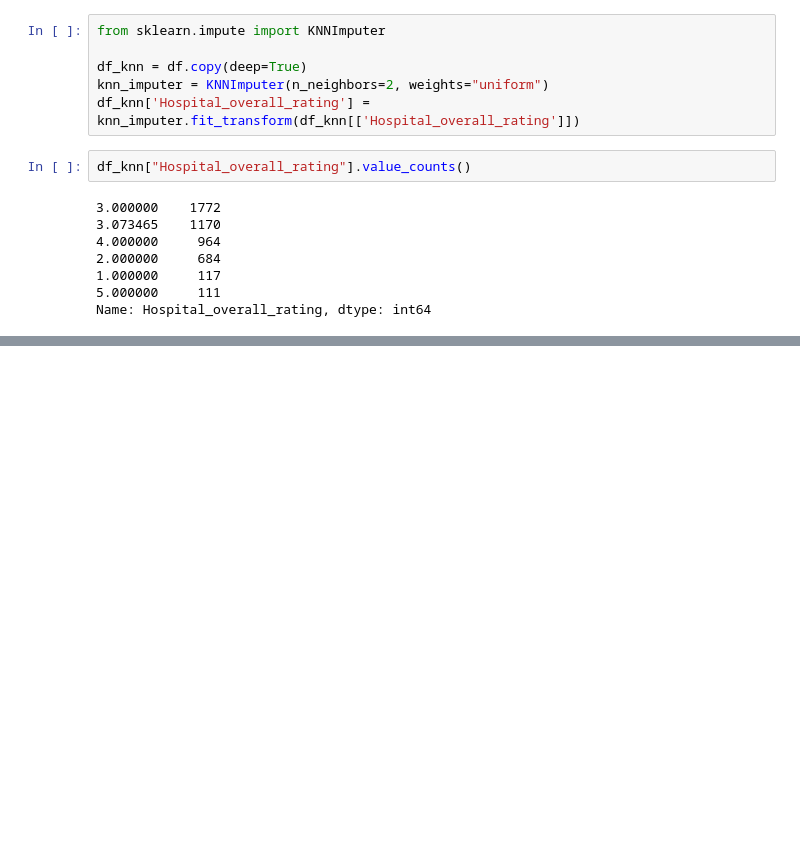
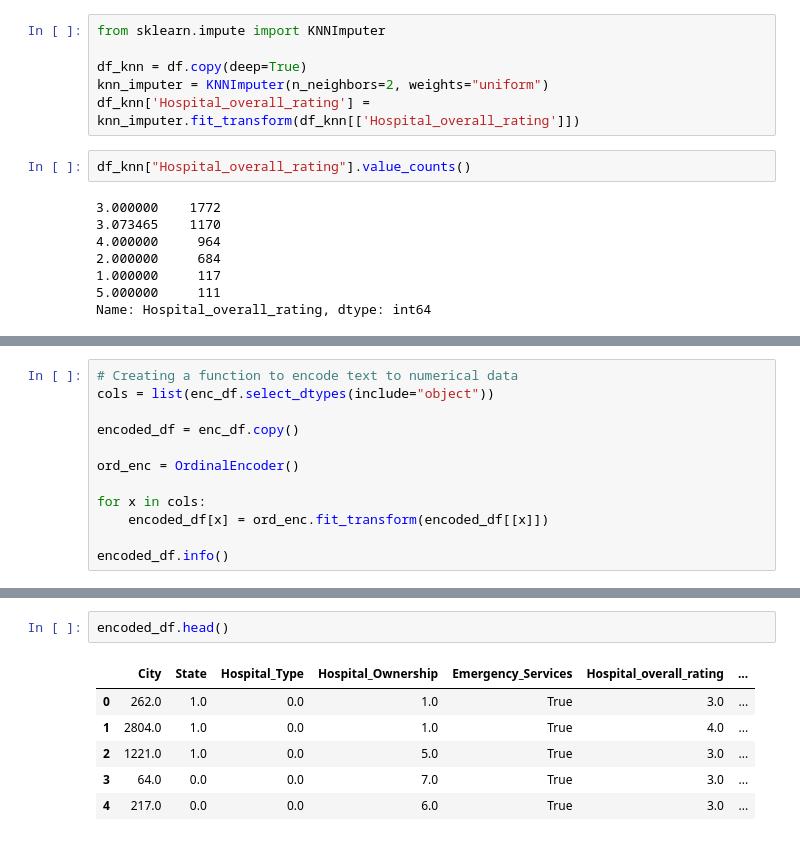
Before and after one commit to JammalAdeyemi/DataScience_Project, a Jupyter notebook: MSc AI Courseworks/Big Data Visualization/Coursework_1/Sample_analysis.ipynb, the cells around one changed output, grey strips where cells are left out. Drawn from its saved outputs; the diff is of its cells as text; blank space fills up the shorter version.

```diff
--- a/MSc AI Courseworks/Big Data Visualization/Coursework_1/Sample_analysis.ipynb
+++ b/MSc AI Courseworks/Big Data Visualization/Coursework_1/Sample_analysis.ipynb
@@ -296,0 +317,12 @@ Name: Hospital_overall_rating, dtype: int64
+# %%
+# Creating a function to encode text to numerical data
+cols = list(enc_df.select_dtypes(include="object"))
+
+encoded_df = enc_df.copy()
+
+ord_enc = OrdinalEncoder()
+
+for x in cols:
+    encoded_df[x] = ord_enc.fit_transform(encoded_df[[x]])
+
+encoded_df.info()
@@ -296,0 +373,9 @@ Name: Hospital_overall_rating, dtype: int64
+# %%
+encoded_df.head()
+# %% [output]
+|  | City | State | Hospital_Type | Hospital_Ownership | Emergency_Services | Hospital_overall_rating | ... |
+| 0 | 262.0 | 1.0 | 0.0 | 1.0 | True | 3.0 | ... |
+| 1 | 2804.0 | 1.0 | 0.0 | 1.0 | True | 4.0 | ... |
+| 2 | 1221.0 | 1.0 | 0.0 | 5.0 | True | 3.0 | ... |
+| 3 | 64.0 | 0.0 | 0.0 | 7.0 | True | 3.0 | ... |
+| 4 | 217.0 | 0.0 | 0.0 | 6.0 | True | 3.0 | ... |
```
Also changed, not shown: parts of 18 cells of this notebook.
